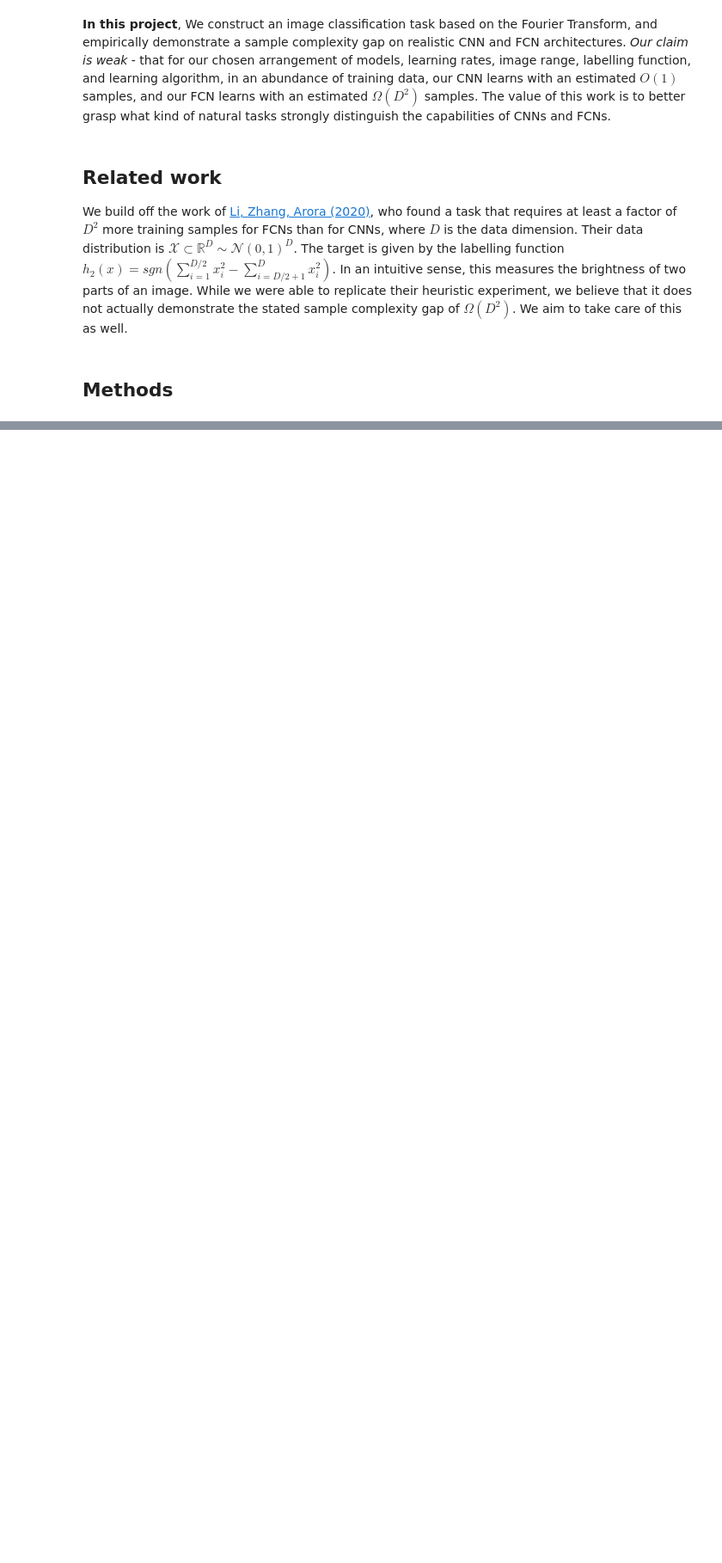
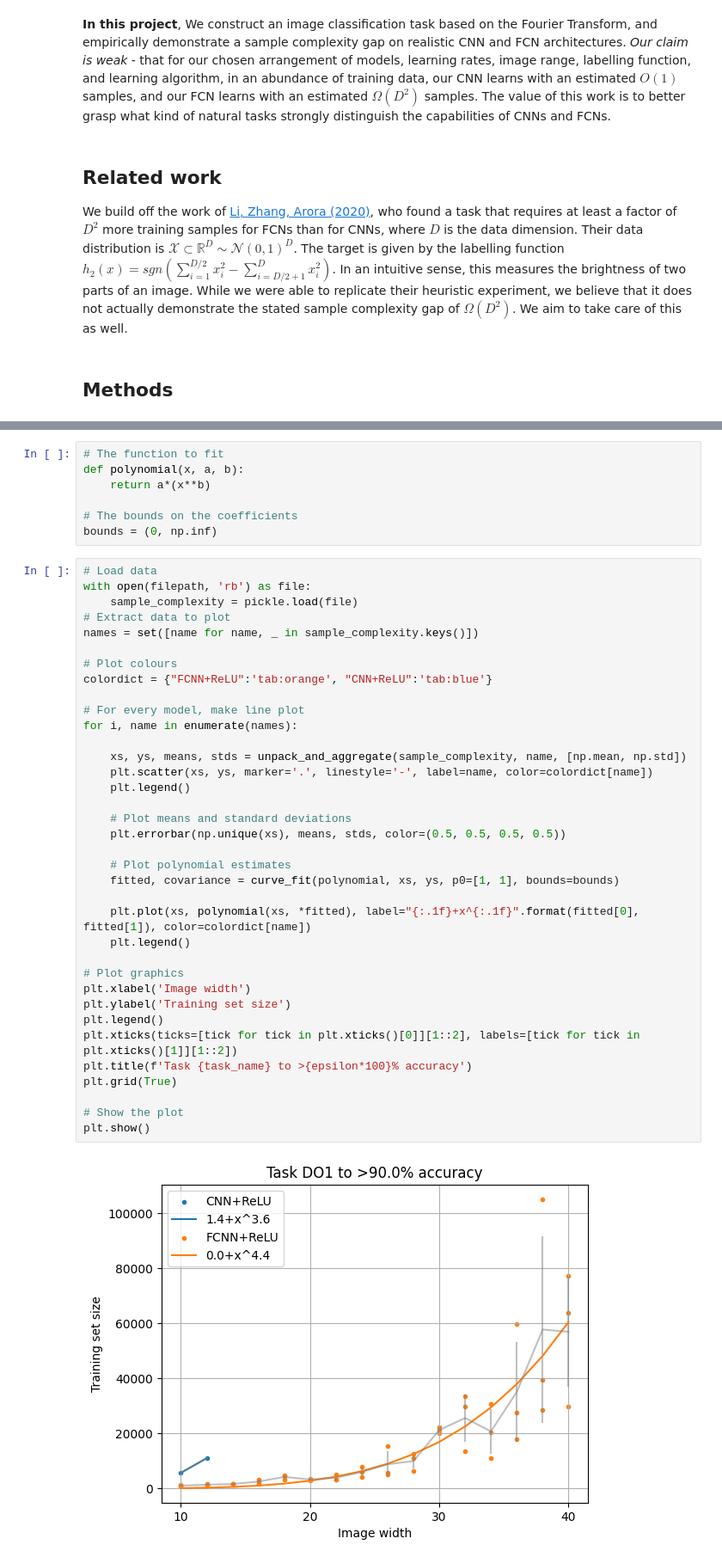
Before and after one commit to orfeasliossatos/Semester-Project, a Jupyter notebook: Tasks/Project.ipynb, the cells around one changed output, grey strips where cells are left out. Shown at 86% size. Cells and saved outputs as stored; diff of their text form; blank space fills up the shorter version.

```diff
--- a/Tasks/Project.ipynb
+++ b/Tasks/Project.ipynb
@@ -105,0 +432,45 @@ filepath        = 'results/week14/acc'+str(int(epsilon * 100))+'freq'+str(freq)+
+# %%
+# The function to fit
+def polynomial(x, a, b):
+    return a*(x**b)
+
+# The bounds on the coefficients
+bounds = (0, np.inf)
+# %%
+# Load data
+with open(filepath, 'rb') as file:
+    sample_complexity = pickle.load(file)
+# Extract data to plot
+names = set([name for name, _ in sample_complexity.keys()])
+
+# Plot colours
+colordict = {"FCNN+ReLU":'tab:orange', "CNN+ReLU":'tab:blue'}
+
+# For every model, make line plot
+for i, name in enumerate(names):
+
+    xs, ys, means, stds = unpack_and_aggregate(sample_complexity, name, [np.mean, np.std])
+    plt.scatter(xs, ys, marker='.', linestyle='-', label=name, color=colordict[name])
+    plt.legend()
+
+    # Plot means and standard deviations
+    plt.errorbar(np.unique(xs), means, stds, color=(0.5, 0.5, 0.5, 0.5))
+
+    # Plot polynomial estimates
+    fitted, covariance = curve_fit(polynomial, xs, ys, p0=[1, 1], bounds=bounds)
+
+    plt.plot(xs, polynomial(xs, *fitted), label="{:.1f}+x^{:.1f}".format(fitted[0], fitted[1]), color=colordict[name])
+    plt.legend()
+
+# Plot graphics
+plt.xlabel('Image width')
+plt.ylabel('Training set size')
+plt.legend()
+plt.xticks(ticks=[tick for tick in plt.xticks()[0]][1::2], labels=[tick for tick in plt.xticks()[1]][1::2])
+plt.title(f'Task {task_name} to >{epsilon*100}% accuracy')
+plt.grid(True)
+
+# Show the plot
+plt.show()
+# %% [output]
+[figure, added]
```
Also changed, not shown: parts of 26 cells of this notebook, 1 other file.
